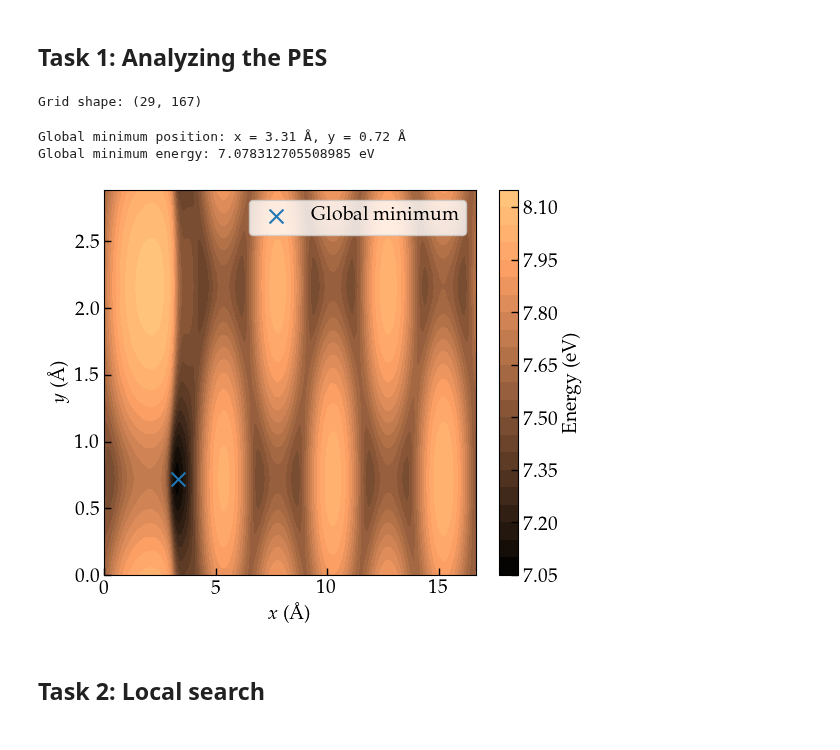
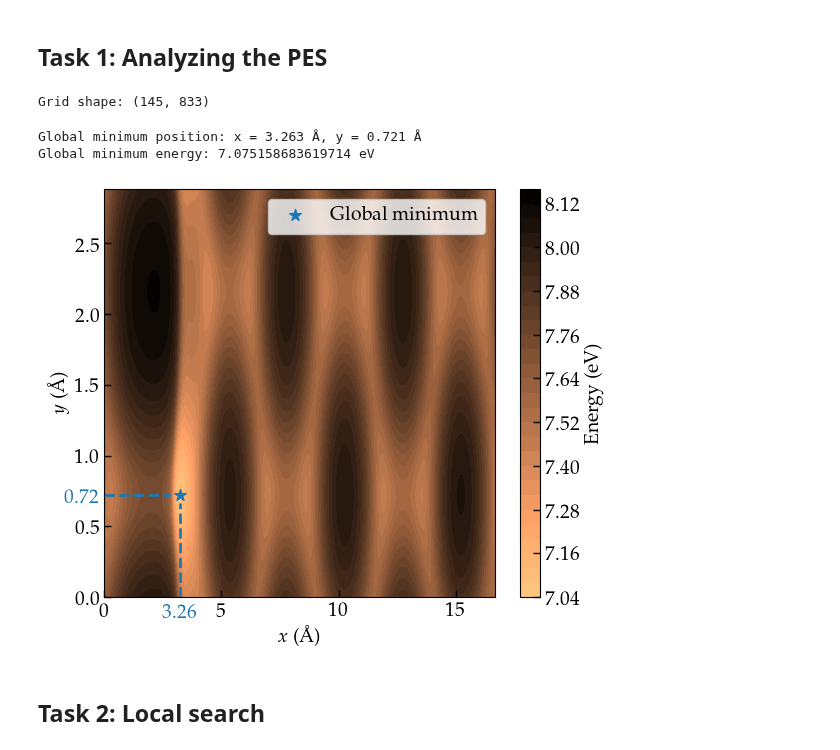
Before and after one commit to stommen/tif345_projects, a Jupyter notebook: project_2b/project2b_LBOS.ipynb, the cells around one changed output. Saved outputs shown, nothing was run; the diff lists cells and outputs as text; code cells hidden in the pictures.

```diff
--- a/project_2b/project2b_LBOS.ipynb
+++ b/project_2b/project2b_LBOS.ipynb
@@ -83,60 +81,68 @@ def calculate_adatom_energy(surface, position):
 ## **Task 1: Analyzing the PES**
 # %%
 
+# Read surface configuration and set up grid
 surface = ase.io.read('data/surface_supercell.xyz')
 xmax, ymax = 16.65653, 2.884996
-d_xy = 0.1
+d_xy = 0.02 # grid spacing in Ångström
+z_top = surface.get_positions()[:, 2].max() + 3.0 # initial z-position of adatom
 x = np.linspace(0, xmax, int(xmax/d_xy) + 1)
 y = np.linspace(0, ymax, int(ymax/d_xy) + 1)
-X, Y = np.meshgrid(x, y)
+X, Y = np.meshgrid(x, y) # create grid
 print(f'Grid shape: {X.shape}')
 
-def relaxed_energy(surface, x, y):
+def compute_energy_grid(surface, x, y):
+    '''
+    Computes the energy grid for an adatom on the given surface configuration.
 
-    def energy_at_z(z):
-        position = [x, y, z]
-        energy = calculate_adatom_energy(surface, position)
+    Args:
+        surface: ASE Atoms object representing the surface configuration.
+        x: 2D numpy array of x-coordinates on the grid.
+        y: 2D numpy array of y-coordinates on the grid.
 
-        return energy
+    Returns:
+        2D numpy array of energy values corresponding to each (x, y) position.
+    '''
 
-    z_min = surface.get_positions()[:, 2].max() - 1.0
-    z_max = surface.get_positions()[:, 2].max() + 5.0
-    res = scipy.optimize.minimize_scalar(energy_at_z, bounds=(z_min, z_max), method='bounded')
-
-    return res.fun
-
-def compute_energy_grid(surface, x, y):
-
-    energy_grid = np.zeros(x.shape)
+    energy_grid = np.zeros(x.shape) # initialize energy grid
     for i in tqdm(range(x.shape[0]), desc=f'Computing energy grid'):
         for j in range(x.shape[1]):
-            energy_grid[i, j] = relaxed_energy(surface, x[i, j], y[i, j])
+            energy_grid[i, j] = calculate_adatom_energy(surface, [x[i, j], y[i, j], z_top]) # compute energy at (x, y)
 
     return energy_grid
 
+# Compute energy grid
 energy_grid = compute_energy_grid(surface, X, Y)
 # %% [output]
-Grid shape: (29, 167)
+Grid shape: (145, 833)
 # %%
 
+# Find global minimum and plot energy surface
 global_min = np.min(energy_grid)
 global_min_pos = np.unravel_index(np.argmin(energy_grid), energy_grid.shape)
-print(f'Global minimum position: x = {X[global_min_pos]:.2f} Å, y = {Y[global_min_pos]:.2f} Å')
+print(f'Global minimum position: x = {X[global_min_pos]:.3f} Å, y = {Y[global_min_pos]:.3f} Å')
 print(f'Global minimum energy: {global_min} eV')
 
+# Plot energy surface
 plt.figure(figsize=(6, 5))
-cp = plt.contourf(X, Y, energy_grid, levels=20, cmap='copper')
+cp = plt.contourf(X, Y, energy_grid, levels=30, cmap='copper_r')
 plt.colorbar(cp, label='Energy (eV)')
 plt.xlabel('$x$ (Å)', fontsize=font_size)
 plt.ylabel('$y$ (Å)', fontsize=font_size)
-plt.scatter(X[global_min_pos], Y[global_min_pos], color='tab:blue', marker='x', s=100, label='Global minimum')
+plt.scatter(X[global_min_pos], Y[global_min_pos], color='tab:blue', marker='*', s=75, label='Global minimum')
+plt.axhline(y=Y[global_min_pos], xmax=0.17, color='tab:blue', linestyle='--', linewidth=2)
+plt.text(X[global_min_pos]-0.8, -0.14, f'{X[global_min_pos]:.2f}', color='tab:blue', fontsize=font_size)
+plt.axvline(x=X[global_min_pos], ymax=0.23, color='tab:blue', linestyle='--', linewidth=2)
+plt.text(-1.7, Y[global_min_pos]-0.05, f'{Y[global_min_pos]:.2f}', color='tab:blue', fontsize=font_size)
 plt.legend()
 
+plt.tight_layout()
+# plt.savefig('figs/energy_surface.pdf')
 plt.show()
 # %% [output]
-Global minimum position: x = 3.31 Å, y = 0.72 Å
-Global minimum energy: 7.078312705508985 eV
+Global minimum position: x = 3.263 Å, y = 0.721 Å
+Global minimum energy: 7.075158683619714 eV
-[figure, old version]
+[figure, new version]
 # %% [markdown]
 ## **Task 2: Local search**
 # %%
```
Also changed, not shown: parts of 16 cells of this notebook, 3 other files.
